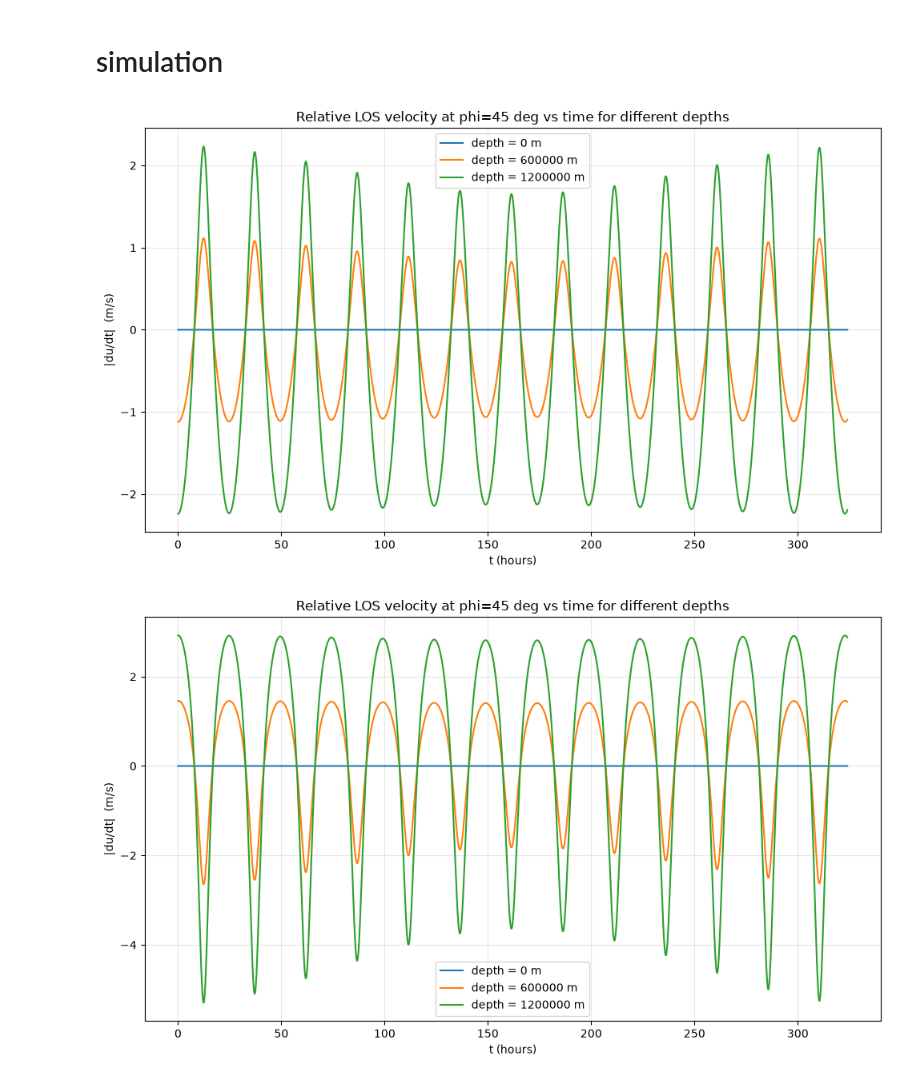
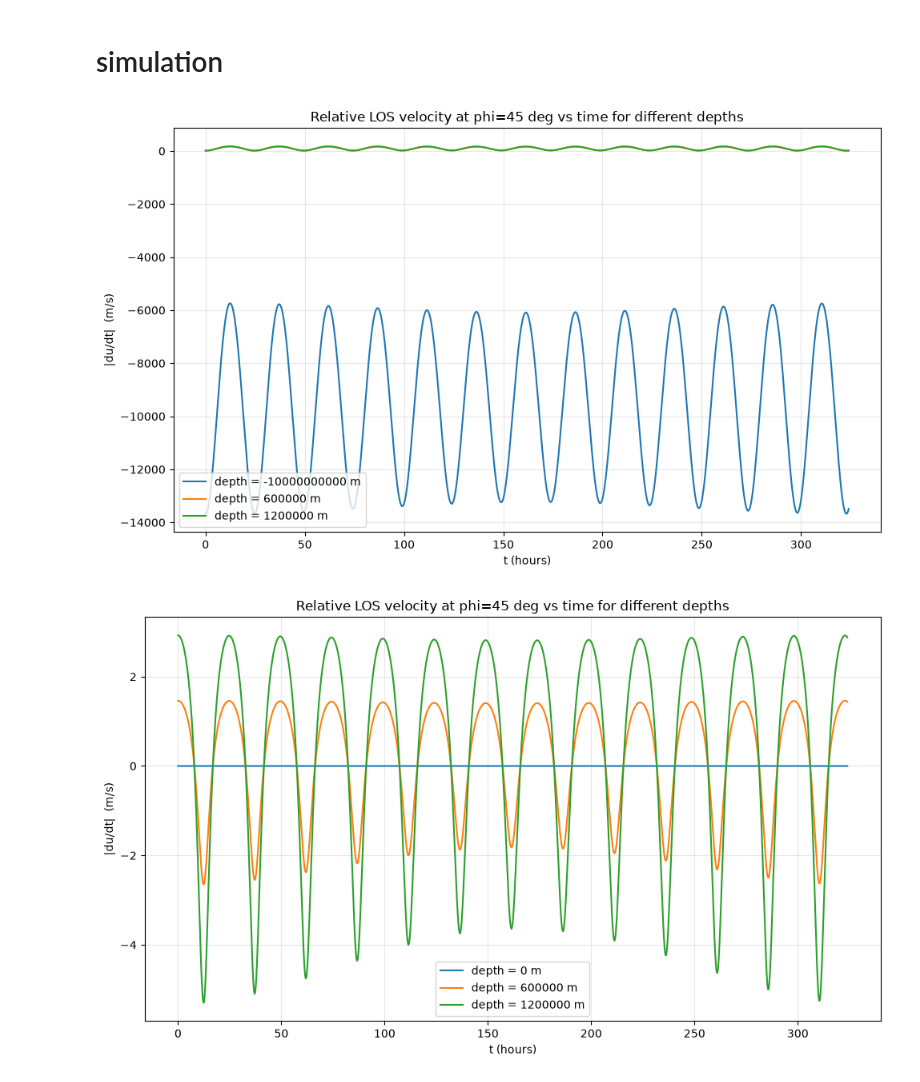
Before and after one commit to thomatrixting/HMI_pipeline_simulation, a Jupyter notebook: main2.ipynb, the cells around one changed output. Saved outputs shown, nothing was run; the diff lists cells and outputs as text; code cells hidden in the pictures.

```diff
--- a/main2.ipynb
+++ b/main2.ipynb
@@ -102,28 +103,28 @@ def plot_relative_velocity():
 # %%
 phi = 45
 """Plot relative velocity for a given phi, comparing different depths."""
 t = np.linspace(0, T_hours * 3600, 5000)  # seconds
 t_hours = t / 3600
 
-depths = [0, 600*1000,1200*1000]  # depths in meters
+depths = [-10000000000, 600*1000,1200*1000]  # depths in meters
 fig, ax = plt.subplots(figsize=(10, 6))
 for depth in depths:
     global R_sun
     R_sun_original = R_sun
     R_sun -= depth  # adjust Earth-Sun distance for depth
     v = relative_speed(phi, t)
     R_sun = R_sun_original  # reset R_sun
     v_original = relative_speed(phi, t)  # compute original for comparison
-    ax.plot(t_hours, v-v_original, label=f"depth = {depth} m")
+    ax.plot(t_hours, f(v), label=f"depth = {depth} m")
 
 ax.set_xlabel("t (hours)")
 ax.set_ylabel("|du/dt|  (m/s)")
 ax.set_title(f"Relative LOS velocity at phi={phi} deg vs time for different depths")
 ax.legend()
 ax.grid(True, alpha=0.3)
 fig.tight_layout()
 # %% [output]
-[figure, old version]
+[figure, new version]
 # %%
 def f(x):
     return 188.0067 + x*0.006999 - 0.000007*(x**2)	- (8.414051e-10)*(x**3)
```
Also changed, not shown: parts of 1 cell of this notebook.
